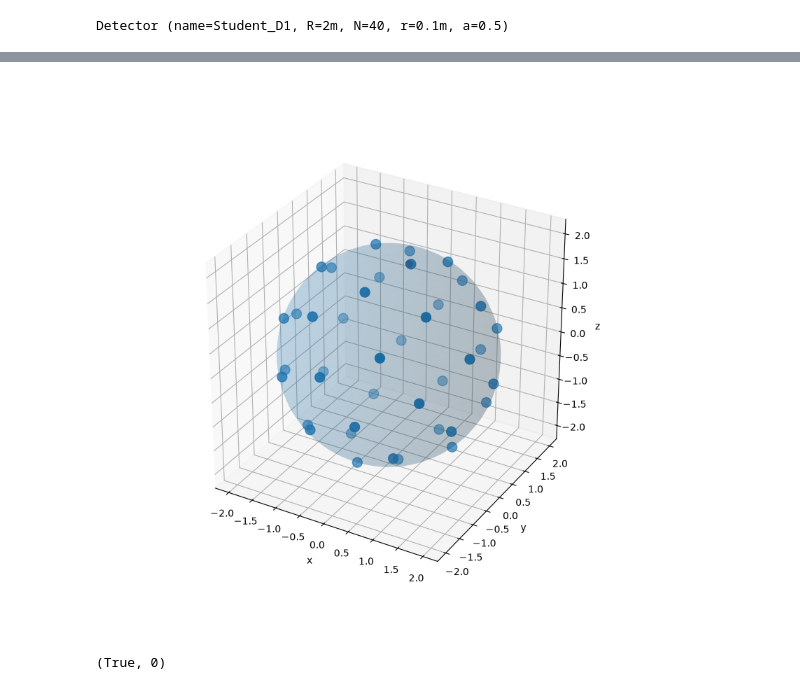
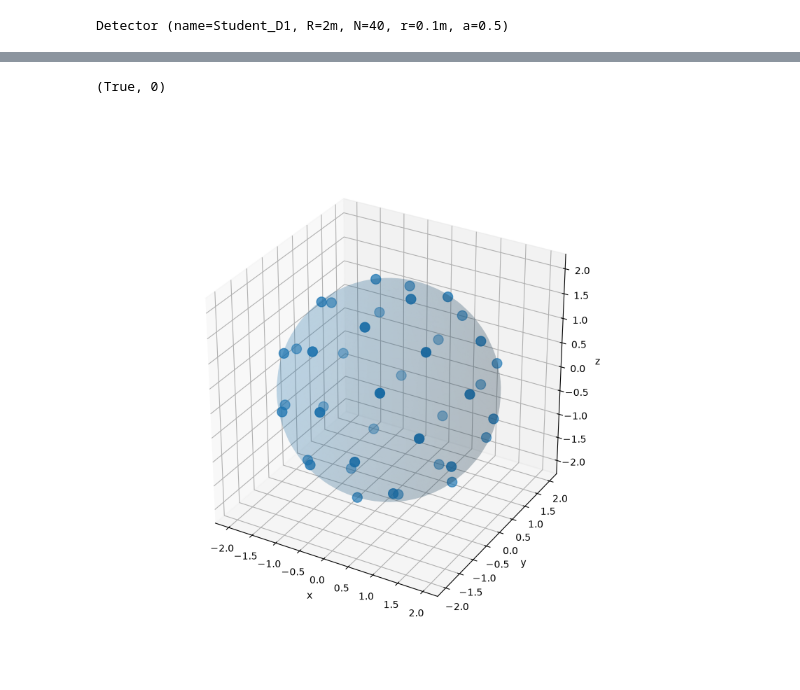
Before and after one commit to IvanTroshin/Model_of_liquid_detector, a Jupyter notebook: Lesons1_model_liqDet.ipynb, the cells around one changed output, grey strips where cells are left out. Drawn from its saved outputs; the diff is of its cells as text; code cells hidden in the pictures.

```diff
--- a/Lesons1_model_liqDet.ipynb
+++ b/Lesons1_model_liqDet.ipynb
@@ -41,6 +41,7 @@ class Detector:
 
     def poind_and_pmt(self, point):
         # расстояние между точкой и ФЭУ
+        # и определяет принадлежит ли точка ФЭУ
         for i, pmt in enumerate(self.coor):
             pmt = np.array(pmt)
             point = np.array(point)
@@ -53,32 +54,31 @@ class Detector:
             # if alpha*self.R < self.r
         return False, -505
 
-
-    def plot(self):
+    def plot(self, point = None):
         xyz = np.array(self.coor)
-
         fig = plt.figure(figsize=(8, 8))
         ax = fig.add_subplot(111, projection='3d')
 
         # Сфера
         u = np.linspace(0, 2*np.pi, 50)
         v = np.linspace(0, np.pi, 50)
-
         x = self.R * np.outer(np.cos(u), np.sin(v))
         y = self.R * np.outer(np.sin(u), np.sin(v))
         z = self.R * np.outer(np.ones_like(u), np.cos(v))
-
         ax.plot_surface(x, y, z, alpha=0.15)
 
         # ФЭУ
         ax.scatter(xyz[:, 0], xyz[:, 1], xyz[:, 2], s=(self.r * 100)**2)
-
         ax.set_xlabel("x")
         ax.set_ylabel("y")
         ax.set_zlabel("z")
 
+        # точка на сфере и прямая от начала координат
+        if point is not None:
+            ax.scatter(point[0], point[1], point[2], s=100, c="red")
+            ax.plot([0, 1.1 * point[0]], [0, 1.1 * point[1]], [0, 1.1 * point[2]])
+
         ax.set_box_aspect([1, 1, 1])
-
         plt.show()
 
     def print_coor(self):
@@ -116,38 +96,10 @@ N39 (0.35399875915866763, -0.2686724372058343, -1.9500000000000002)
 # %%
 point_test = (0.4,0,1.95)
-# %%
-xyz = np.array(D1.coor)
-
-fig = plt.figure(figsize=(8, 8))
-ax = fig.add_subplot(111, projection='3d')
-
-# Сфера
-u = np.linspace(0, 2*np.pi, 50)
-v = np.linspace(0, np.pi, 50)
-
-x = D1.R * np.outer(np.cos(u), np.sin(v))
-y = D1.R * np.outer(np.sin(u), np.sin(v))
-z = D1.R * np.outer(np.ones_like(u), np.cos(v))
-
-ax.plot_surface(x, y, z, alpha=0.15)
-
-# ФЭУ
-ax.scatter(xyz[:, 0], xyz[:, 1], xyz[:, 2], s=(D1.r * 100)**2)
-
-# точка
-p_test = np.array(point_test)
-ax.scatter(p_test[0], p_test[1], p_test[2], s=50, color='red')
-
-ax.set_xlabel("x")
-ax.set_ylabel("y")
-ax.set_zlabel("z")
-
-ax.set_box_aspect([1, 1, 1])
-
-plt.show()
-# %% [output]
-[figure, removed]
 # %%
 D1.poind_and_pmt(point_test)
 # %% [output]
 (True, 0)
+# %%
+D1.plot()
+# %% [output]
+[figure, added]
```
Also changed, not shown: parts of 3 cells of this notebook.
